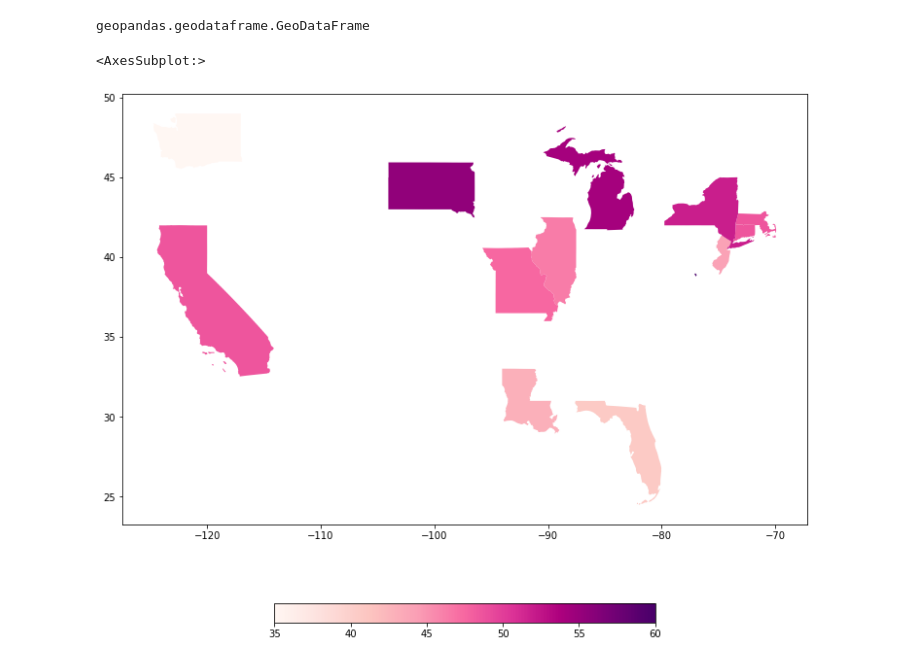
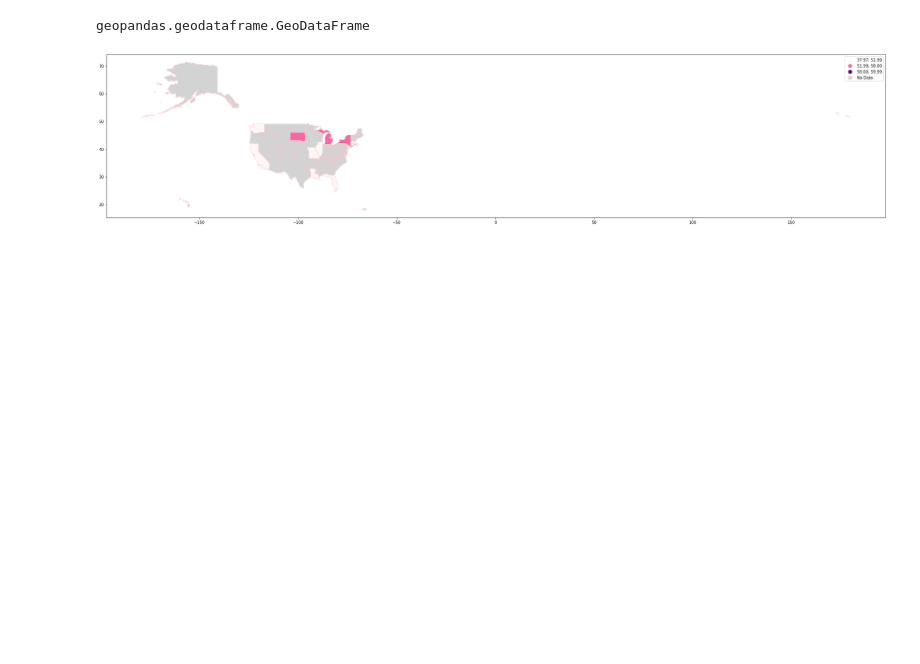
Before and after one commit to kaceejian/Rose_All_Day, a Jupyter notebook: preliminary_analysis.ipynb, the cells around one changed output. Saved outputs shown, nothing was run; the diff lists cells and outputs as text; code cells hidden in the pictures; blank space fills up the shorter version.

```diff
--- a/preliminary_analysis.ipynb
+++ b/preliminary_analysis.ipynb
@@ -67,31 +69,43 @@ geopandas.geodataframe.GeoDataFrame
 # %%
 # set the value column that will be visualised
 variable = "median"
 
+missing_kwds = dict(color='lightgrey', label='No Data')
+
 # set the range for the choropleth values
-vmin, vmax = 35, 60
+# vmin, vmax = 35, 60
 
 # create figure and axes for Matplotlib
-fig, ax = plt.subplots(1, 1, figsize=(30, 10))
+fig, ax = plt.subplots(1, 1)
 
-# remove the axis
-# ax.axis('off')
-
-# add a title and annotation
-# ax.set_title('# of Cities per each Region', fontdict={'fontsize': '25', 'fontweight' : '3'})
-# ax.annotate('Source: Wikipedia - https://en.wikipedia.org/wiki/Provinces_of_Indonesia', xy=(0.6, .05), xycoords='figure fraction', fontsize=12, color='#555555')
+# add a title
+# ax.set_title("Median Price of Duckhorn Vineyards Napa Valley Merlot", fontdict={'fontsize': '25', 'fontweight' : '3'})
 
 # Create colorbar legend
-sm = plt.cm.ScalarMappable(cmap='RdPu', norm=plt.Normalize(vmin=vmin, vmax=vmax))
+# sm = plt.cm.ScalarMappable(cmap='RdPu', norm=plt.Normalize(vmin=vmin, vmax=vmax))
+# divider = make_axes_locatable(ax)
 
-# empty array for the data range
-sm.set_array([]) # or alternatively sm._A = []. Not sure why this step is necessary, but many recommends it
+# cax = divider.append_axes("right", size="2%", pad=-3.5)
+
+# Remove bounding box/axes
+ax.axis("off")
 
 # add the colorbar to the figure
-fig.colorbar(sm, orientation="horizontal", fraction=0.036)
+# fig.colorbar(sm, orientation="horizontal", fraction=0.036)
 
 # create map
-raw_map_merge_df.plot(column=variable, cmap='RdPu', linewidth=0.8, ax=ax)
+(raw_map_merge_df.plot(column=variable, cmap='RdPu',
+                       linewidth=0.8,
+                       ax=ax,
+                       edgecolor="pink",
+                       scheme='userdefined',
+                       classification_kwds={'bins':[51.99, 58]},
+                       missing_kwds=missing_kwds,
+                       legend=True))
+
+# fig.subplots_adjust(left=0, bottom=0, right=0.1, top=1)
+
+# plt.savefig("usa_dvme_prices.png", dpi=3600)
+plt.show()
 # %% [output]
-<AxesSubplot:>
-[figure, old version]
+[figure, new version]
```
Also changed, not shown: parts of 1 cell of this notebook, 1 other file.
